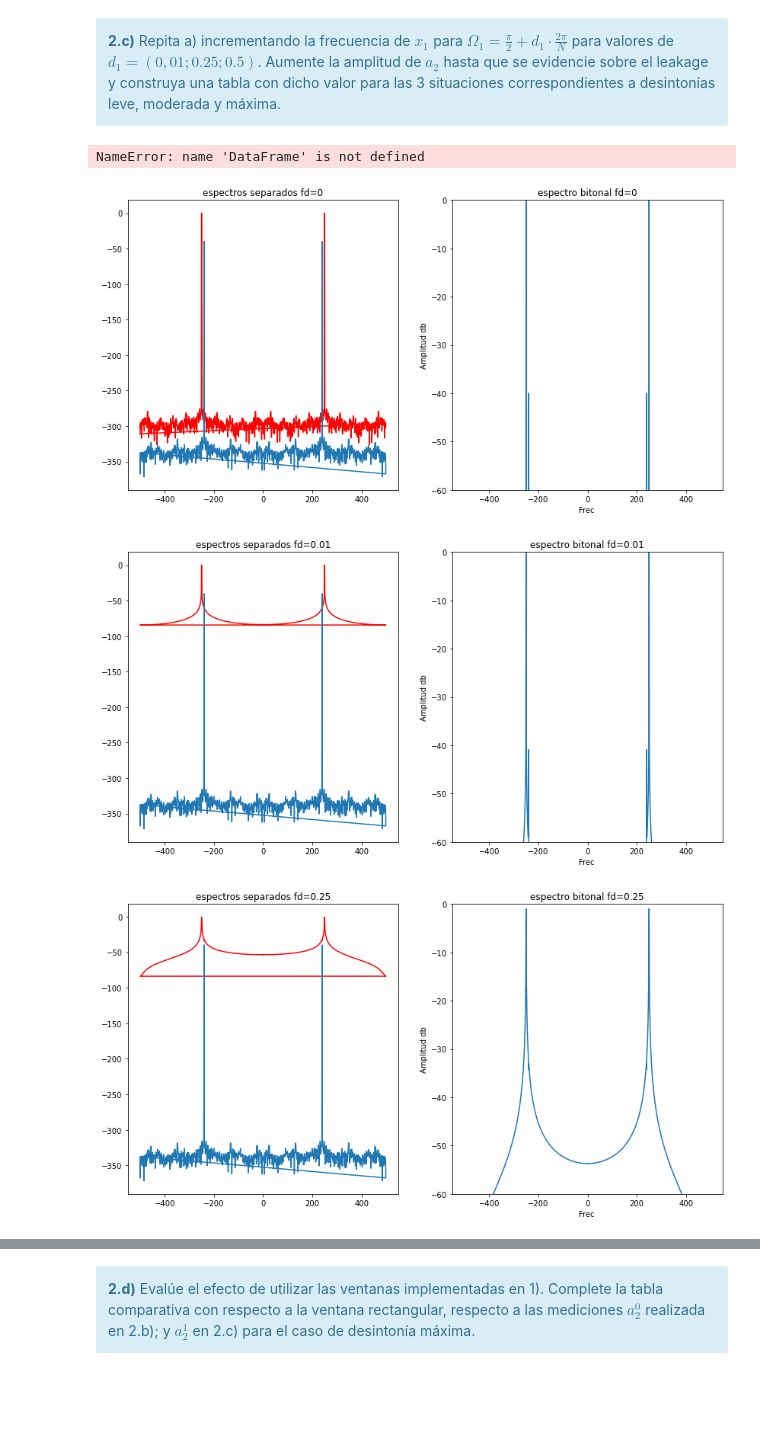
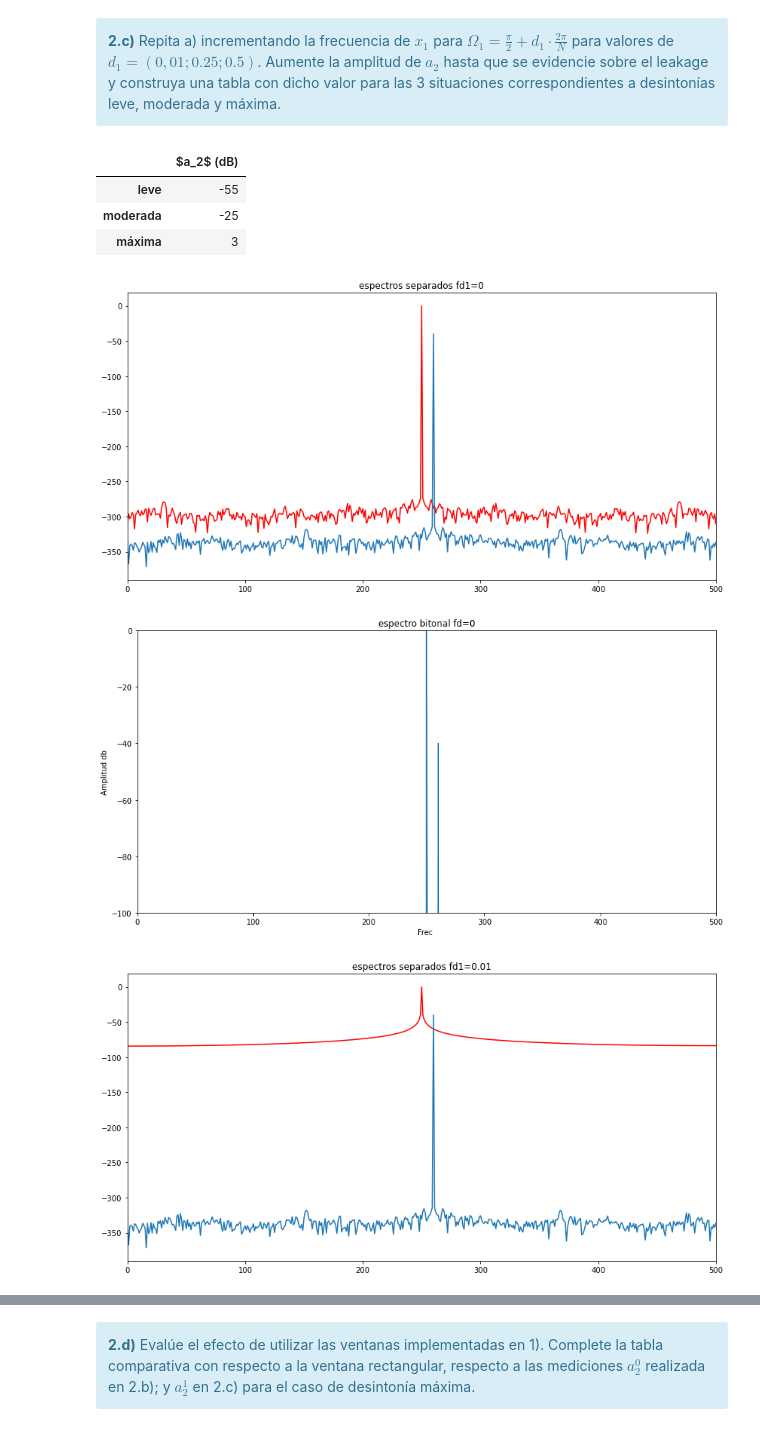
Before and after one commit to FabianVillada/PDS_TPs, a Jupyter notebook: TP2_Ventanas.ipynb, the cells around one changed output, grey strips where cells are left out. Saved outputs shown, nothing was run; the diff lists cells and outputs as text; code cells hidden in the pictures; blank space fills up the shorter version.

```diff
--- a/TP2_Ventanas.ipynb
+++ b/TP2_Ventanas.ipynb
@@ -431,6 +436,15 @@ import numpy as np
 import scipy.signal as sig
 import matplotlib.pyplot as plt
 from scipy.fft import fft
+from IPython.display import HTML
+from pandas import DataFrame
+
+
+tus_resultados = [
+                   '-55', # <-- acá debería haber numeritos :)
+                   '-25', # <-- acá debería haber numeritos :)
+                   '3' # <-- acá debería haber numeritos :)
+                 ]
 
 ##############################################################################
 def generador_senoidal (fs, f0, N, a0, p0):
@@ -482,56 +496,54 @@ for i in range(len(fd)):
     xx3 = xx1+xx2
 
     #evaluo espectro de las señales con numpy fft dentro del ciclo for#
-
     fftabs3 = np.abs(np.fft.fft(xx3))/Norma
-    fftabs3 = np.fft.fftshift(fftabs3, axes=0)
-    fftabs = 20*np.log10(fftabs3)
-    freq = np.fft.fftfreq(len(xx3),1/N)
+    fftabs3 = 20*np.log10(fftabs3)
+    freq3 = np.arange(0 , fs , df)
 
     fftabs1 = np.abs(np.fft.fft(xx1))/Norma
-    fftabs1 = np.fft.fftshift(fftabs1, axes=0)
-    fftabs1 = 20*np.log10(fftabs3)
-    freq1 = np.fft.fftfreq(len(xx1),1/N)
+    fftabs1 = 20*np.log10(fftabs1)
+    freq1 = np.arange( 0 , fs , df)
 
     fftabs2 = np.abs(np.fft.fft(xx2))/Norma
-    fftabs2 = np.fft.fftshift(fftabs2, axes=0)
     fftabs2 = 20*np.log10(fftabs2)
-    freq2 = np.fft.fftfreq(len(xx2),1/N)
+    freq2 = np.arange(0 , fs , df)
 
     #Muestra graficos dentro del ciclo#
 
     plt.figure(i+1)
-    plt.title('espectros')
-    plt.subplot(1 , 2 , 1)
     plt.plot(freq1 , fftabs1 , color='r')
+    plt.title('espectros separados fd1='+str(fd[i]))
     plt.plot(freq2 , fftabs2)
-    plt.title('espectros separados fd='+str(fd[i]))
-    plt.subplot(1 , 2 , 2) # muestro en 1 fila dos columnas el primer grafico
-    plt.plot(freq , fftabs , label='')
-    plt.ylim(-60 , 0)
+    plt.title('espectros separados fd1='+str(fd[i]))
+    plt.xlim(0,500)
+
+    plt.figure(i+5)
+    plt.plot(freq3 , fftabs3 )
     plt.title('espectro bitonal fd=' + str(fd[i]))
+    plt.xlim(0,fs/2)
+    plt.ylim(-100 , 0)
     plt.ylabel('Amplitud db')
     plt.xlabel('Frec ')
+
 
 
 #######################################
 # Tu simulación que genere resultados #
 #######################################
 
-tus_resultados = [
-                   '', # <-- acá debería haber numeritos :)
-                   '', # <-- acá debería haber numeritos :)
-                   '' # <-- acá debería haber numeritos :)
-                 ]
+
 df = DataFrame(tus_resultados, columns=['$a_2$ (dB)'],
                index=[
                         'leve',
                         'moderada',
                         'máxima',
                      ])
 HTML(df.to_html())
 # %% [output]
-NameError: name 'DataFrame' is not defined
+|  | $a_2$ (dB) |
+| leve | -55 |
+| moderada | -25 |
+| máxima | 3 |
-[figure, old version]
+[figure, new version]
-[figure, old version]
+[figure, new version]
-[figure, old version]
+[figure, new version]
```
Also changed, not shown: parts of 4 cells of this notebook.
